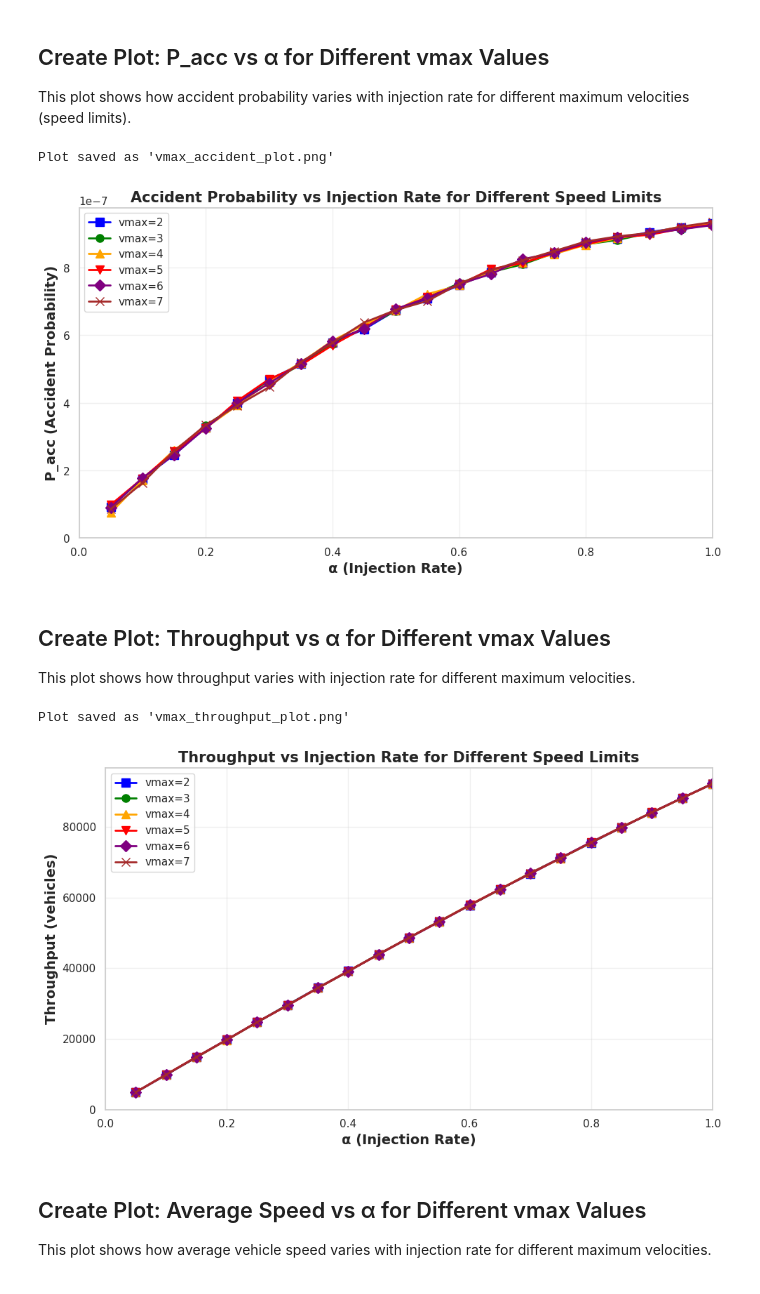
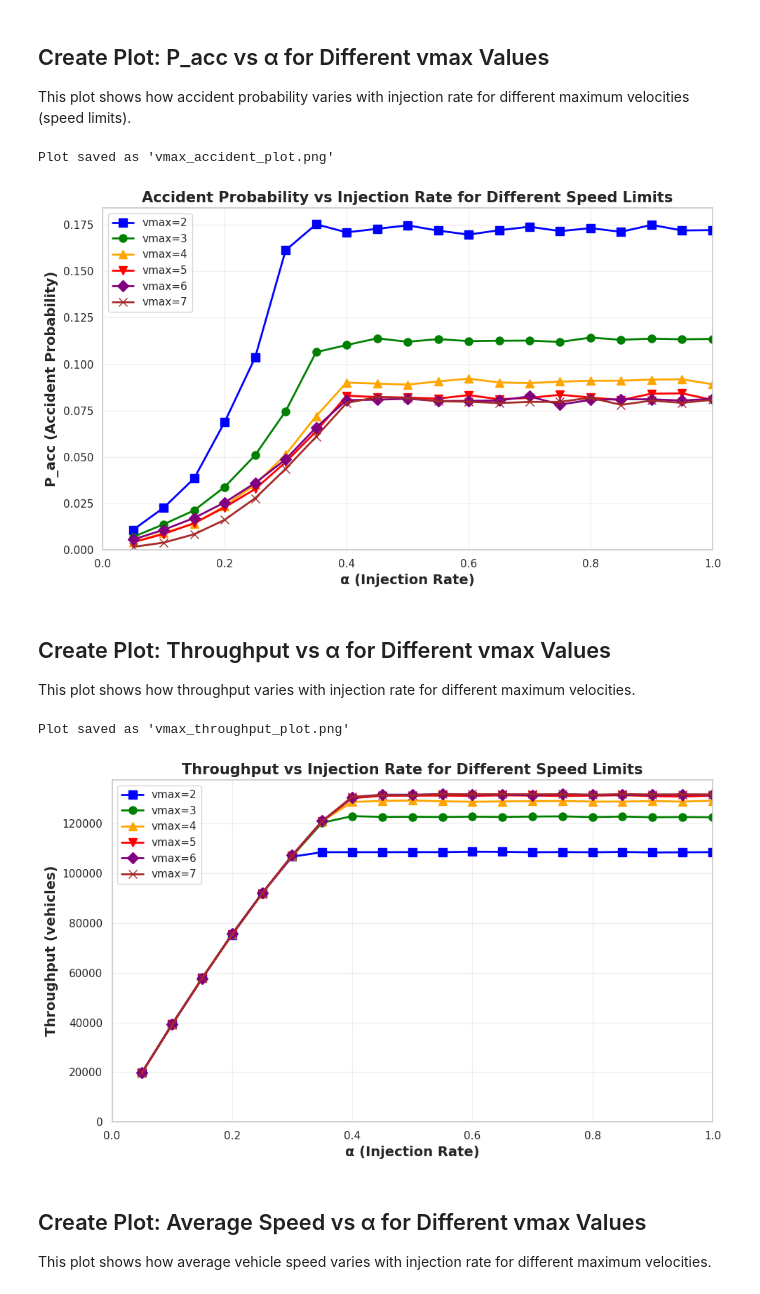
Before and after one commit to lucianomasuelli/traffic-simulation, a Jupyter notebook: notebooks/vmax_analysis.ipynb, the cells around one changed output. Saved outputs shown, nothing was run; the diff lists cells and outputs as text; code cells hidden in the pictures.

```diff
--- a/notebooks/vmax_analysis.ipynb
+++ b/notebooks/vmax_analysis.ipynb
@@ -150,13 +150,13 @@ df['total_accidents'] = df['n_lateral'] + df['n_rear_end']
 # P_acc = Number of accidents / (Time steps * Throughput)
 # Avoid division by zero
 df['p_acc'] = df.apply(
-    lambda row: row['total_accidents'] / (row['steps'] * row['throughput'])
-    if row['throughput'] > 0 else 0,
+    lambda row: row['total_accidents'] / (row['n_vehicles'])
+    if row['n_vehicles'] > 0 else 0,
     axis=1
 )
 
 # Display sample calculations
 print("Sample calculations:")
-print(df[['injection_rate', 'vmax', 'total_accidents', 'steps', 'throughput', 'p_acc']].head(10))
+print(df[['injection_rate', 'vmax', 'total_accidents', 'steps', 'n_vehicles', 'p_acc']].head(10))
 # %% [output]
 Sample calculations:
@@ -179,14 +179,14 @@ Average the accident probability across all replications for each combination of
 # Group by injection_rate and vmax, then calculate mean and std
 aggregated = df.groupby(['injection_rate', 'vmax']).agg({
     'p_acc': ['mean', 'std', 'count'],
-    'throughput': 'mean',
+    'n_vehicles': 'mean',
     'total_accidents': 'mean',
     'avg_speed': 'mean'
 }).reset_index()
 
 # Flatten column names
 aggregated.columns = ['injection_rate', 'vmax', 'p_acc_mean', 'p_acc_std', 'n_replications',
-                      'throughput_mean', 'accidents_mean', 'avg_speed_mean']
+                      'n_vehicles_mean', 'accidents_mean', 'avg_speed_mean']
 
 print(f"Aggregated data shape: {aggregated.shape}")
 print(f"\nSample aggregated data:")
@@ -252,7 +252,7 @@ print("Plot saved as 'vmax_accident_plot.png'")
 plt.show()
 # %% [output]
 Plot saved as 'vmax_accident_plot.png'
-[figure, old version]
+[figure, new version]
 # %% [markdown]
 ## Create Plot: Throughput vs α for Different vmax Values
 
@@ -267,35 +267,35 @@ for i, vmax in enumerate(vmax_values):
 
     plt.plot(
         data['injection_rate'],
-        data['throughput_mean'],
+        data['n_vehicles_mean'],
         marker=markers[i],
         color=colors[i],
         linestyle='-',
         linewidth=2,
         markersize=8,
         label=f'vmax={vmax}',
         markerfacecolor=colors[i],
         markeredgecolor=colors[i]
     )
 
 # Formatting
 plt.xlabel('α (Injection Rate)', fontsize=14, fontweight='bold')
 plt.ylabel('Throughput (vehicles)', fontsize=14, fontweight='bold')
 plt.title('Throughput vs Injection Rate for Different Speed Limits', fontsize=15, fontweight='bold')
 plt.xlim(0, 1.0)
 plt.ylim(bottom=0)
 plt.legend(loc='best', frameon=True, fontsize=11)
 plt.grid(True, alpha=0.3)
 plt.tight_layout()
 
 # Save the figure
 plt.savefig('vmax_throughput_plot.png', dpi=300, bbox_inches='tight')
 print("Plot saved as 'vmax_throughput_plot.png'")
 
 plt.show()
 # %% [output]
 Plot saved as 'vmax_throughput_plot.png'
-[figure, old version]
+[figure, new version]
 # %% [markdown]
 ## Create Plot: Average Speed vs α for Different vmax Values
 
```
Also changed, not shown: parts of 5 cells of this notebook, 15 other files.
